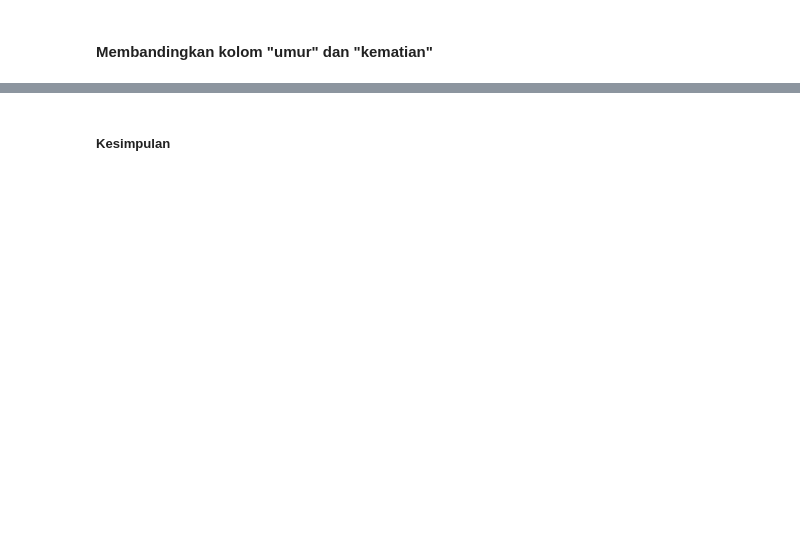
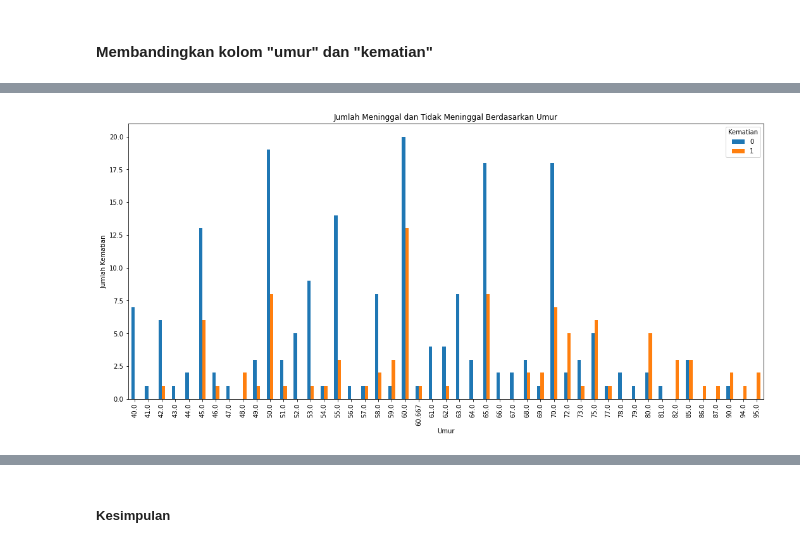
Before and after one commit to tassyirifiyya/ProjectHacktiv8-Kelp1, a Jupyter notebook: PYTN_KampusMerdeka_FP3_Hacktiv8.ipynb, the cells around one changed output, grey strips where cells are left out. Cells and saved outputs as stored; diff of their text form; code cells hidden in the pictures; blank space fills up the shorter version.

```diff
--- a/PYTN_KampusMerdeka_FP3_Hacktiv8.ipynb
+++ b/PYTN_KampusMerdeka_FP3_Hacktiv8.ipynb
@@ -365,0 +377,9 @@ plt.xticks(ticks=(0,1),labels=['Tidak meninggal','meninggal'])
+# %%
+age_counts = df.groupby(['umur', 'Kematian']).size().unstack()
+age_counts.plot(kind='bar', stacked=False, figsize=(18,8))
+plt.xlabel('Umur')
+plt.ylabel('Jumlah Kematian')
+plt.title('Jumlah Meninggal dan Tidak Meninggal Berdasarkan Umur')
+plt.show()
+# %% [output]
+[figure, added]
```
Also changed, not shown: parts of 38 cells of this notebook.
